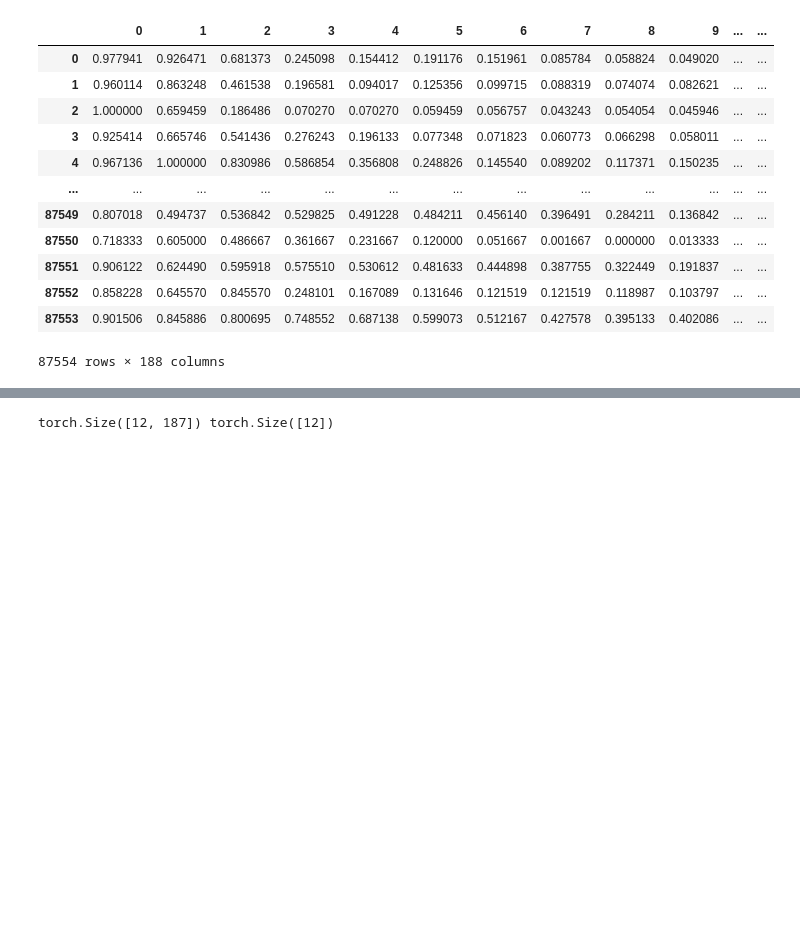
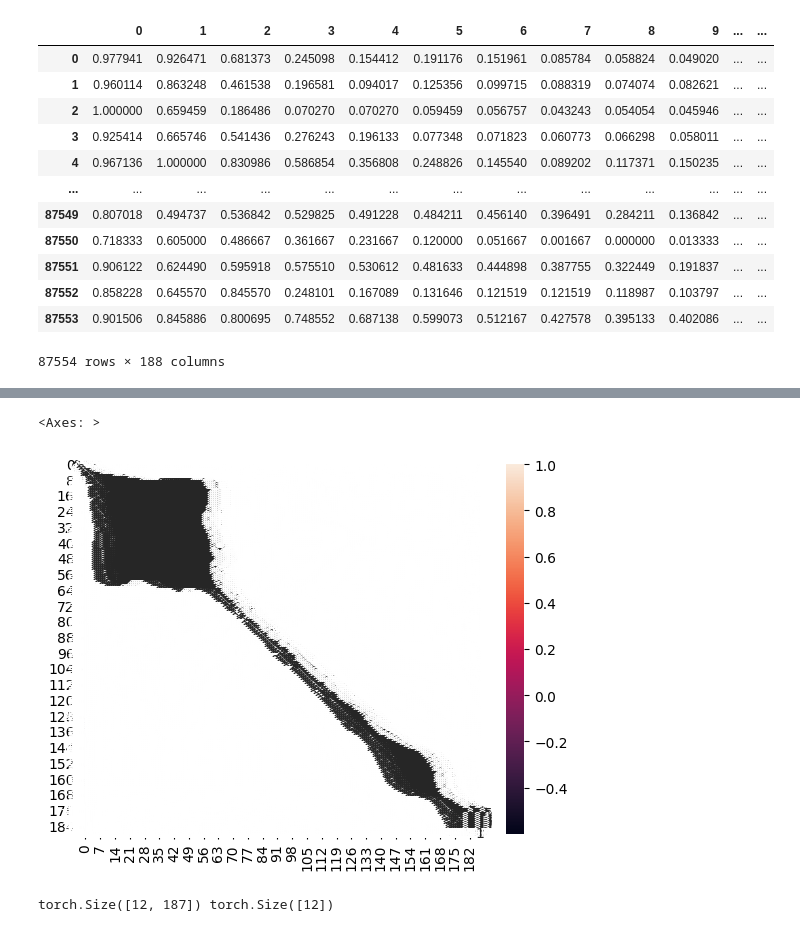
Before and after one commit to SneakersV/mlmed2025, a Jupyter notebook: Prac 1/Practice_1.ipynb, the cells around one changed output, grey strips where cells are left out. Saved outputs shown, nothing was run; the diff lists cells and outputs as text; code cells hidden in the pictures; blank space fills up the shorter version.

```diff
--- a/Prac 1/Practice_1.ipynb
+++ b/Prac 1/Practice_1.ipynb
@@ -41,3 +67,13 @@ mit_train_df.iloc[0:5,:-1]
+# %%
+# Correlation heatmap
+import seaborn as sb
+import matplotlib.pyplot as plt
+
+sb.heatmap(mit_train_df.corr(), annot=True)
+plt.show()
+# %% [output]
+<Axes: >
+[figure, added]
 # %%
 import torch
 from torch.utils.data import Dataset, DataLoader
```
Also changed, not shown: parts of 7 cells of this notebook.
